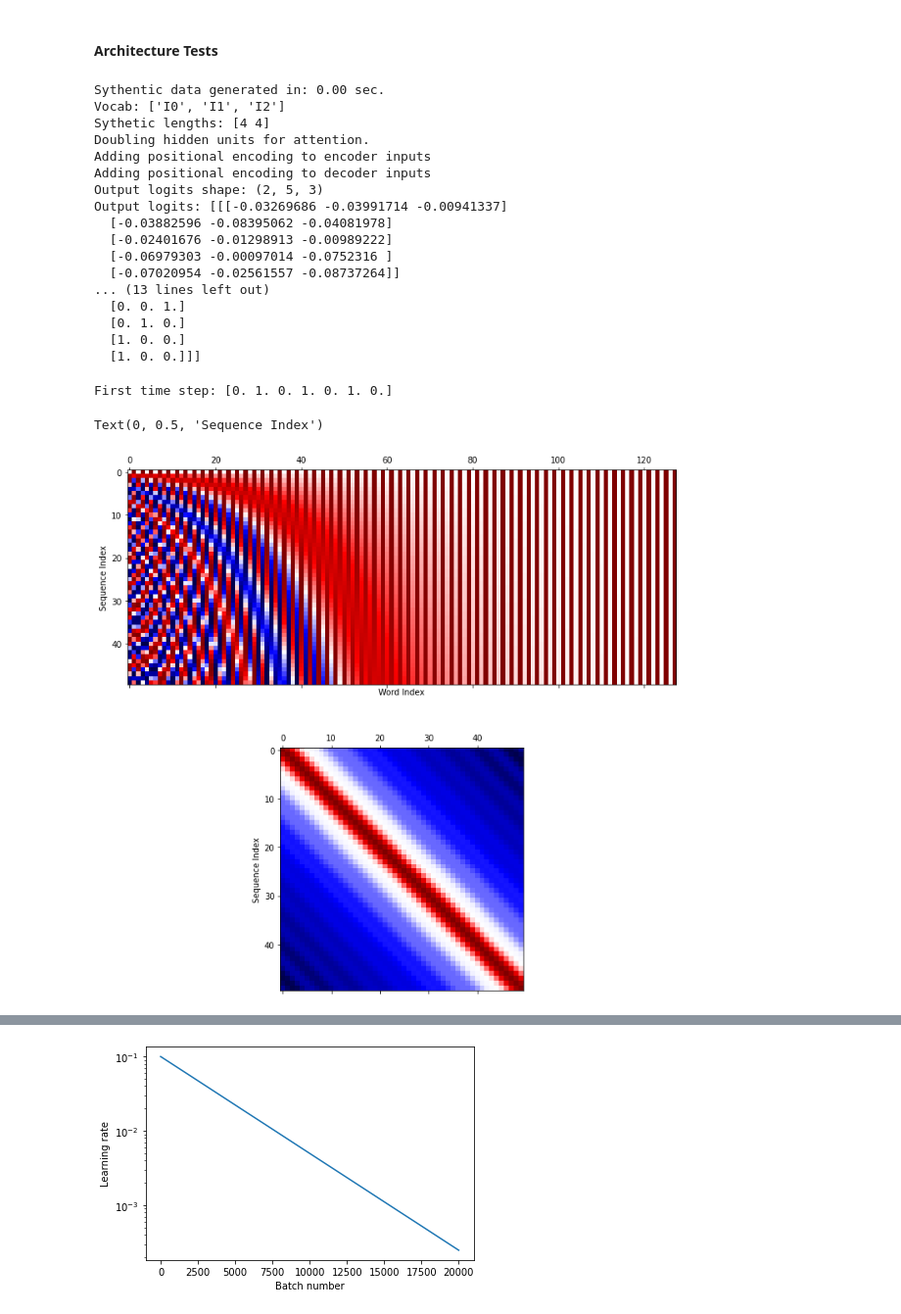
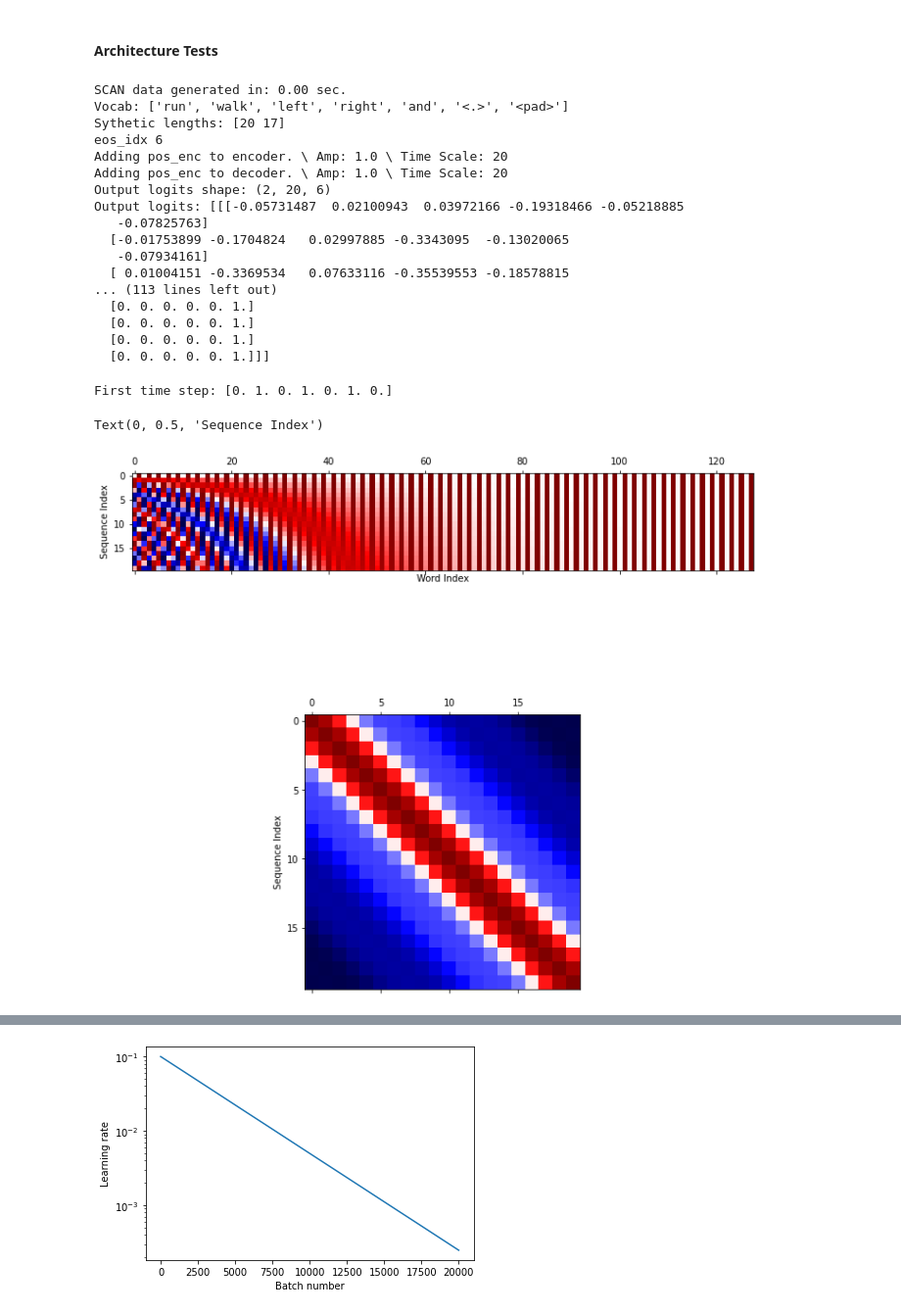
Before and after one commit to kaitken17/understand_nlp, a Jupyter notebook: sythetic_analysis_seq2seq.ipynb, the cells around one changed output, grey strips where cells are left out. Shown at 98% size. Cells and saved outputs as stored; diff of their text form; code cells hidden in the pictures.

```diff
--- a/sythetic_analysis_seq2seq.ipynb
+++ b/sythetic_analysis_seq2seq.ipynb
@@ -1042,24 +1235,27 @@ if run_tests:
   seed = 342343
   prng_key = jax.random.PRNGKey(seed) # create a random key for jax for use on device.
 
+  data_type = 'scan'
+
   ########## Toy data parameters ##########
-  toy_params = {
-    'phrase_length': 5,
-    'base_words': 3,
-    'var_length': False,
-    'min_phrase_len': 2,
-    'loss_type': 'XE',
-    'rules': [None,] # prev0
-  }
+  if data_type == 'toy':
+    toy_params = {
+      'phrase_length': 5,
+      'base_words': 3,
+      'var_length': False,
+      'min_phrase_len': 2,
+      'loss_type': 'XE',
+      'rules': [None,] # prev0
+    }
 
-  toy_params['in_words'], toy_params['phrase_words'] = generateInputWordBank(toy_params)
-  toy_params['out_words'], toy_params['translations'] = generateOutputWordBank(toy_params)
+    toy_params['in_words'], toy_params['phrase_words'] = generateInputWordBank(toy_params)
+    toy_params['out_words'], toy_params['translations'] = generateOutputWordBank(toy_params)
 
   ########## RNN hyperparameters ##########
   rnn_specs = {
     'cell_type': 'GRU',                              # Supports 'Vanilla', 'GRU', 'LSTM', or 'UGRNN'
-    'arch': 'enc_dec_atth',                           # Type of architecture
-    'pos_enc': True,                                # Positional encoding
+    'arch': 'enc_dec_atth',                          # Type of architecture
+    'pos_enc': 'standard',                           # Positional encoding: 'standard', 'hidden_conc'
     'shorts': (),
     'zero_context': False,
     'input_size': len(toy_params['in_words']),       # Number of inputs to the RNN
@@ -1080,7 +1276,12 @@ if run_tests:
   train_params['train_set_size'] = train_params['batch_size'] * train_params['num_batchs']
 
   # Generate the data to run through the RNN
-  syn_data = generate_data(train_params['train_set_size'], toy_params, rnn_specs)
+  if data_type == 'toy':
+    syn_data = generate_data(train_params['train_set_size'], toy_params, rnn_specs)
+  else:
+    syn_data, _ = generate_scan(raw_in_phrases, raw_out_phrases, toy_params['scan_params'], trials=train_params['train_set_size'])
+
+  rnn_specs['out_len'] = syn_data['labels'].shape[1]
 
   print('Vocab:', toy_params['in_words'])
   print('Sythetic lengths:', syn_data['index'])
@@ -1107,48 +1308,48 @@ if run_tests:
   # print('Output logits:', out_logits[1, :5, :2])
   print('Output labels:', syn_data['labels'])
 # %% [output]
-Sythentic data generated in: 0.00 sec.
-Vocab: ['I0', 'I1', 'I2']
-Sythetic lengths: [4 4]
-Doubling hidden units for attention.
-Adding positional encoding to encoder inputs
-Adding positional encoding to decoder inputs
-Output logits shape: (2, 5, 3)
-Output logits: [[[-0.03269686 -0.03991714 -0.00941337]
-  [-0.03882596 -0.08395062 -0.04081978]
-  [-0.02401676 -0.01298913 -0.00989222]
-  [-0.06979303 -0.00097014 -0.0752316 ]
-  [-0.07020954 -0.02561557 -0.08737264]]
-... (13 lines left out)
-  [0. 0. 1.]
-  [0. 1. 0.]
-  [1. 0. 0.]
-  [1. 0. 0.]]]
+SCAN data generated in: 0.00 sec.
+Vocab: ['run', 'walk', 'left', 'right', 'and', '<.>', '<pad>']
+Sythetic lengths: [20 17]
+eos_idx 6
+Adding pos_enc to encoder. \ Amp: 1.0 \ Time Scale: 20
+Adding pos_enc to decoder. \ Amp: 1.0 \ Time Scale: 20
+Output logits shape: (2, 20, 6)
+Output logits: [[[-0.05731487  0.02100943  0.03972166 -0.19318466 -0.05218885
+   -0.07825763]
+  [-0.01753899 -0.1704824   0.02997885 -0.3343095  -0.13020065
+   -0.07934161]
+  [ 0.01004151 -0.3369534   0.07633116 -0.35539553 -0.18578815
+... (113 lines left out)
+  [0. 0. 0. 0. 0. 1.]
+  [0. 0. 0. 0. 0. 1.]
+  [0. 0. 0. 0. 0. 1.]
+  [0. 0. 0. 0. 0. 1.]]]
 # %%
-seq_len_test = 50
+seq_len_test = 20
 word_dims = 128
 test_seq = np.zeros((5, seq_len_test, word_dims))
 
 pos_enc = positional_encoding(test_seq, scale=10000)
 
 print('First time step:', pos_enc[0,0,:7])
 
 pos_enc_dots = np.zeros((seq_len_test, seq_len_test))
 for i in range(seq_len_test):
   for j in range(seq_len_test):
     pos_enc_dots[i,j] = np.dot(pos_enc[0,i], pos_enc[0,j])
 
 fig, (ax1, ax2) = plt.subplots(2, 1, figsize=(12, 12))
 
 ax1.matshow(pos_enc[0], cmap=plt.cm.seismic)
 ax2.matshow(pos_enc_dots, cmap=plt.cm.seismic)
 
 ax1.set_ylabel('Sequence Index')
 ax1.set_xlabel('Word Index')
 
 ax2.set_ylabel('Sequence Index')
 ax2.set_ylabel('Sequence Index')
 # %% [output]
 First time step: [0. 1. 0. 1. 0. 1. 0.]
 Text(0, 0.5, 'Sequence Index')
-[figure, old version]
+[figure, new version]
```
Also changed, not shown: parts of 29 cells of this notebook.
